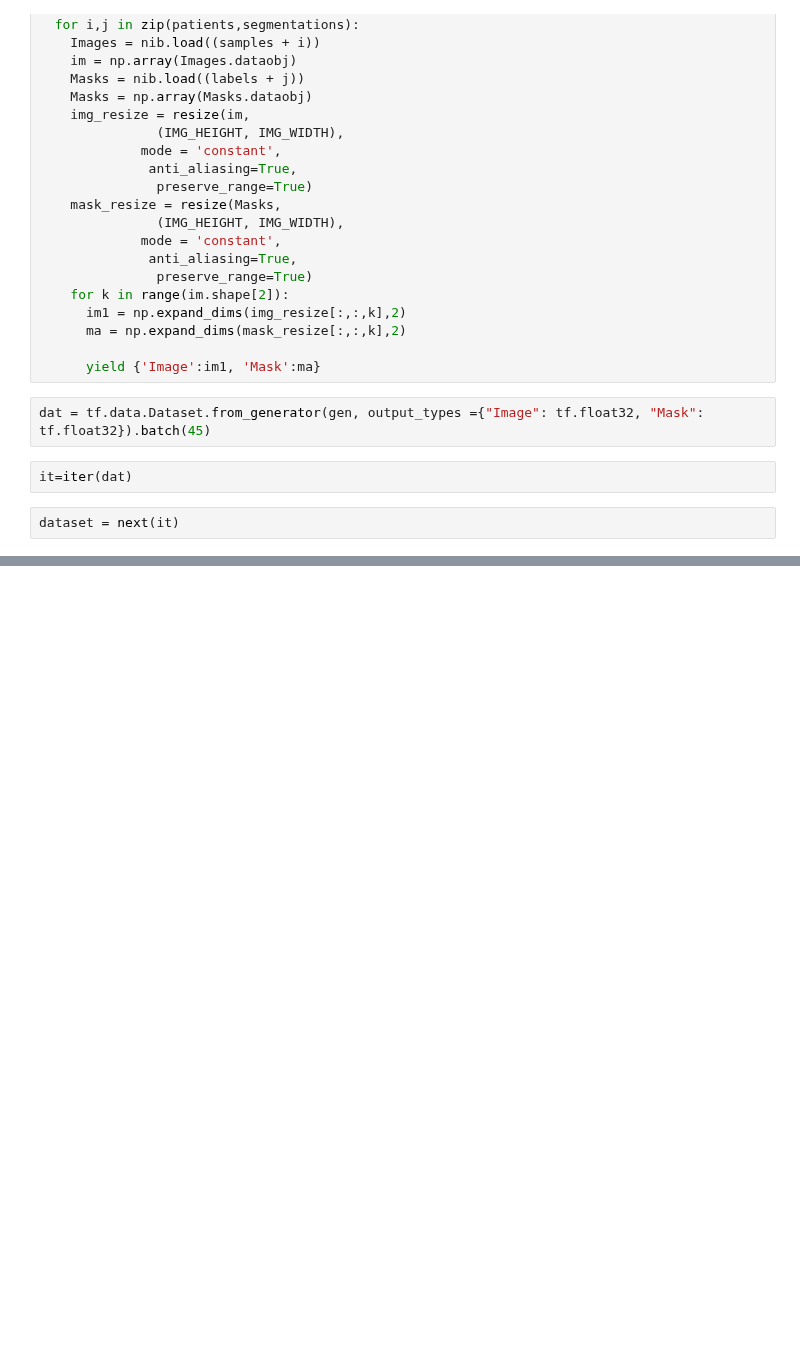
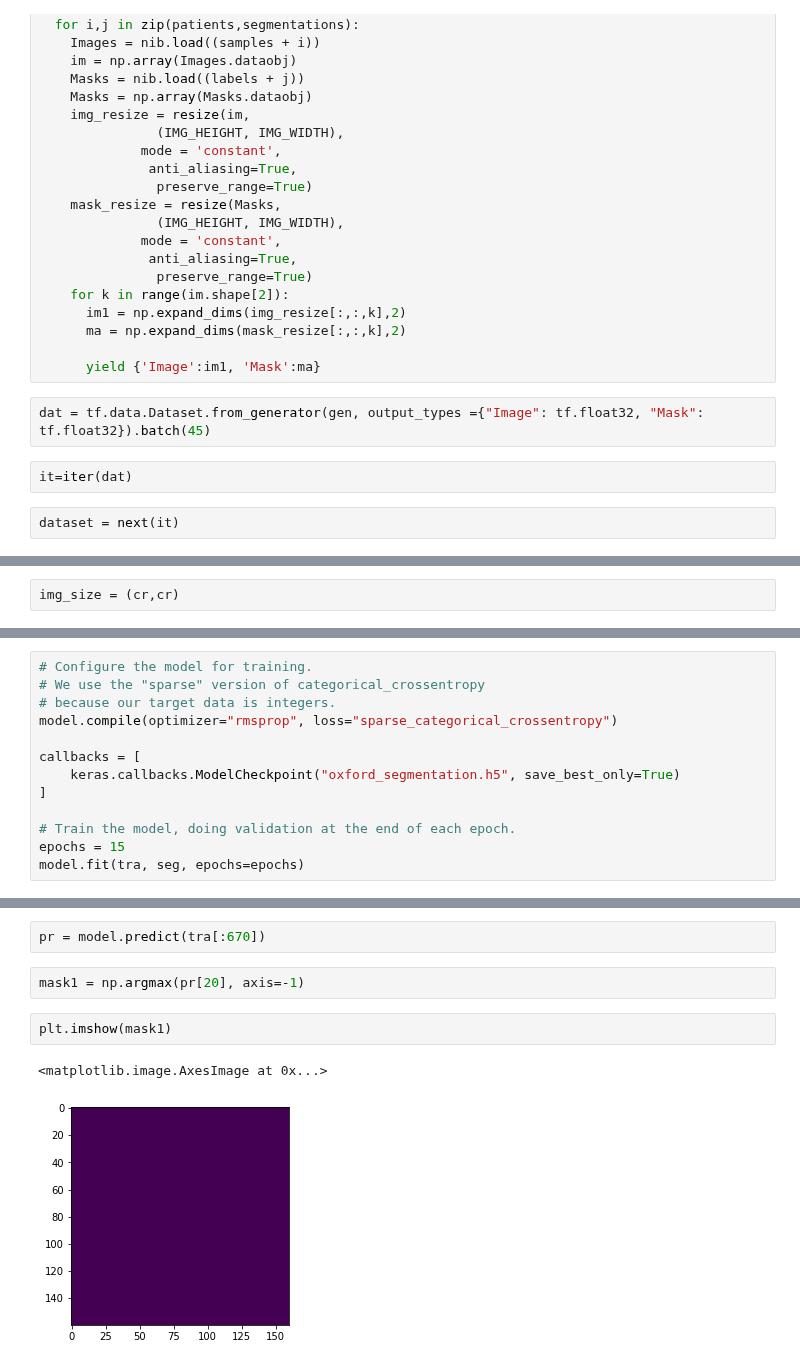
Before and after one commit to qazalmehrban/Medical-Segmentation, a Jupyter notebook: kera_dataloader.ipynb, the cells around one changed output, grey strips where cells are left out. Drawn from its saved outputs; the diff is of its cells as text; blank space fills up the shorter version.

```diff
--- a/kera_dataloader.ipynb
+++ b/kera_dataloader.ipynb
@@ -89,0 +160,2 @@ array([[[[0.],
+# %%
+img_size = (cr,cr)
@@ -89,0 +249,13 @@ array([[[[0.],
+# %%
+# Configure the model for training.
+# We use the "sparse" version of categorical_crossentropy
+# because our target data is integers.
+model.compile(optimizer="rmsprop", loss="sparse_categorical_crossentropy")
+
+callbacks = [
+    keras.callbacks.ModelCheckpoint("oxford_segmentation.h5", save_best_only=True)
+]
+
+# Train the model, doing validation at the end of each epoch.
+epochs = 15
+model.fit(tra, seg, epochs=epochs)
@@ -89,0 +303,9 @@ array([[[[0.],
+# %%
+pr = model.predict(tra[:670])
+# %%
+mask1 = np.argmax(pr[20], axis=-1)
+# %%
+plt.imshow(mask1)
+# %% [output]
+<matplotlib.image.AxesImage at 0x...>
+[figure, added]
```
Also changed, not shown: parts of 25 cells of this notebook.
